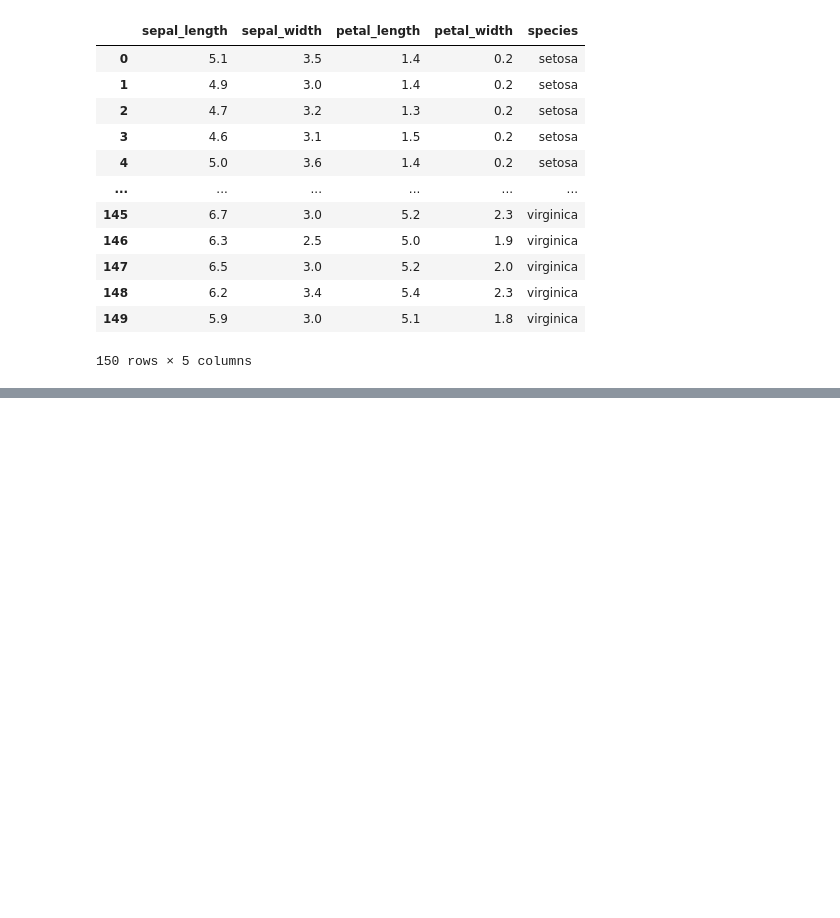
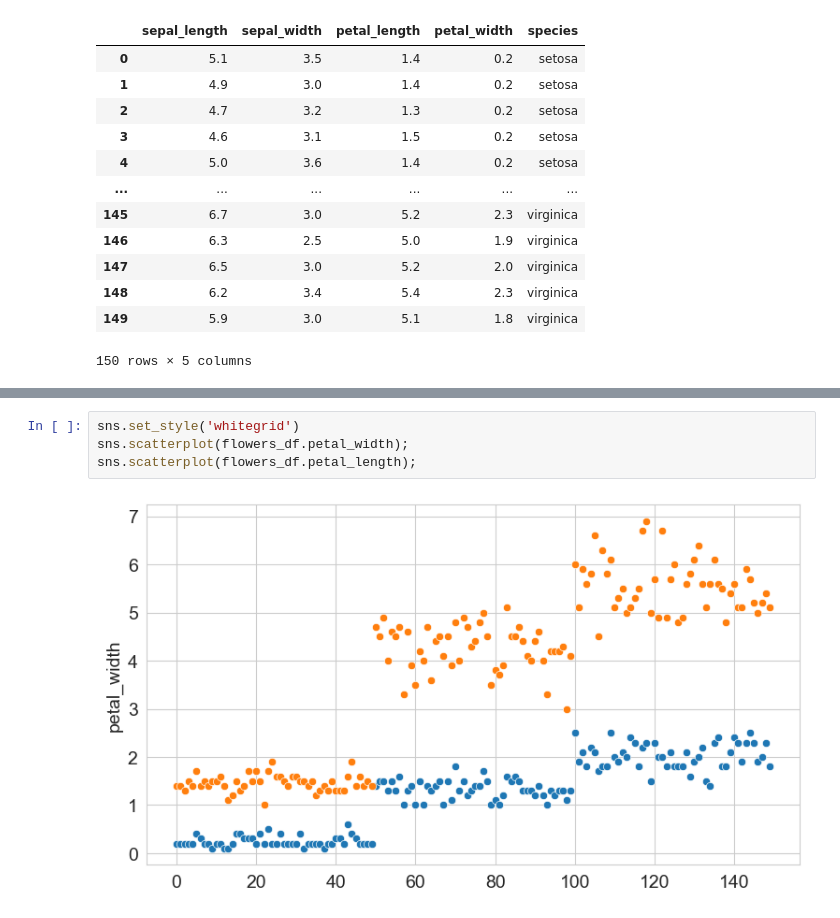
Before and after one commit to Lakshit-Chiranjiv/Python-Data-Analysis-Repo, a Jupyter notebook: Python Matplotlib-Seaborn.ipynb, the cells around one changed output, grey strips where cells are left out. Drawn from its saved outputs; the diff is of its cells as text; blank space fills up the shorter version.

```diff
--- a/Python Matplotlib-Seaborn.ipynb
+++ b/Python Matplotlib-Seaborn.ipynb
@@ -164,0 +174,6 @@ flowers_df
+# %%
+sns.set_style('whitegrid')
+sns.scatterplot(flowers_df.petal_width);
+sns.scatterplot(flowers_df.petal_length);
+# %% [output]
+[figure, added]
```
Also changed, not shown: parts of 4 cells of this notebook.
